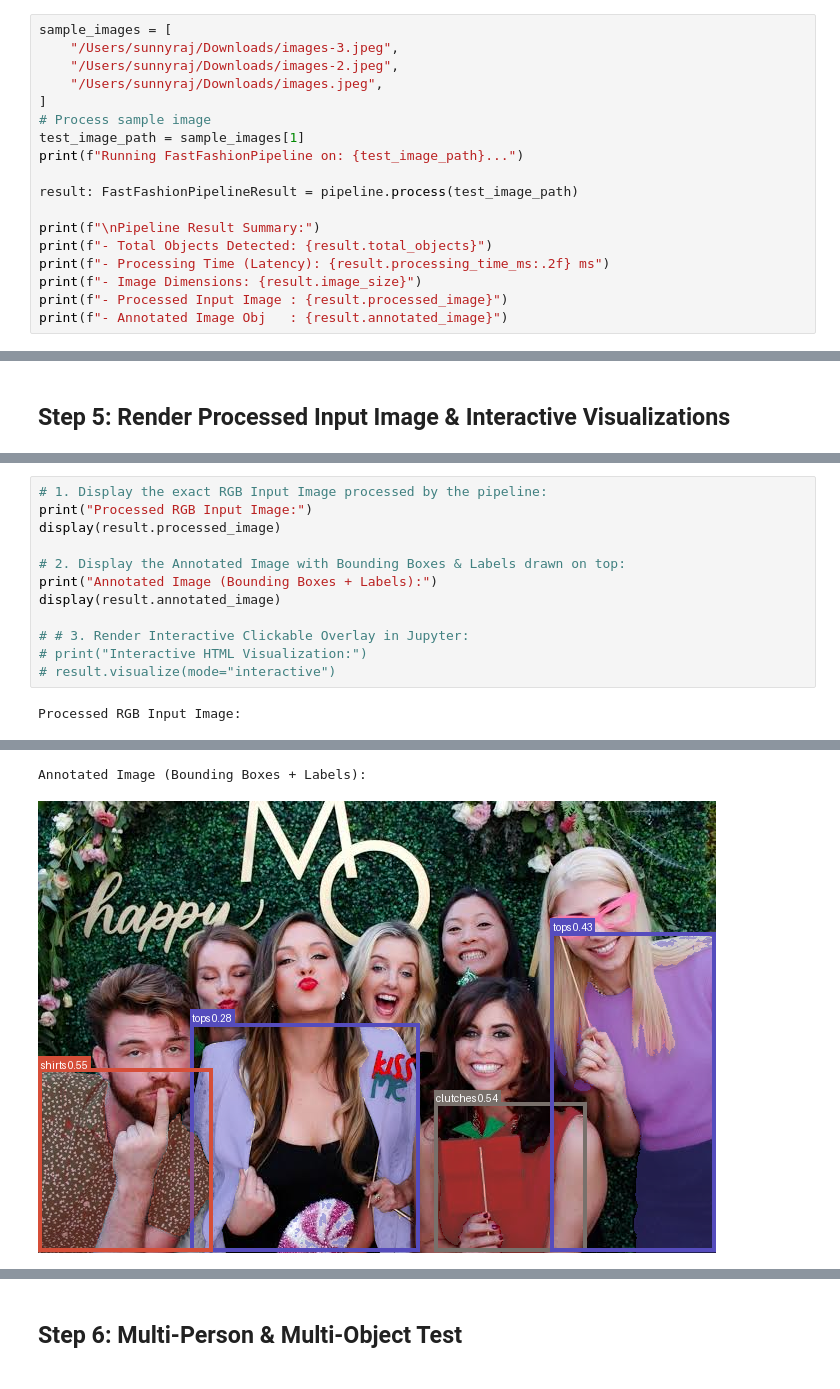
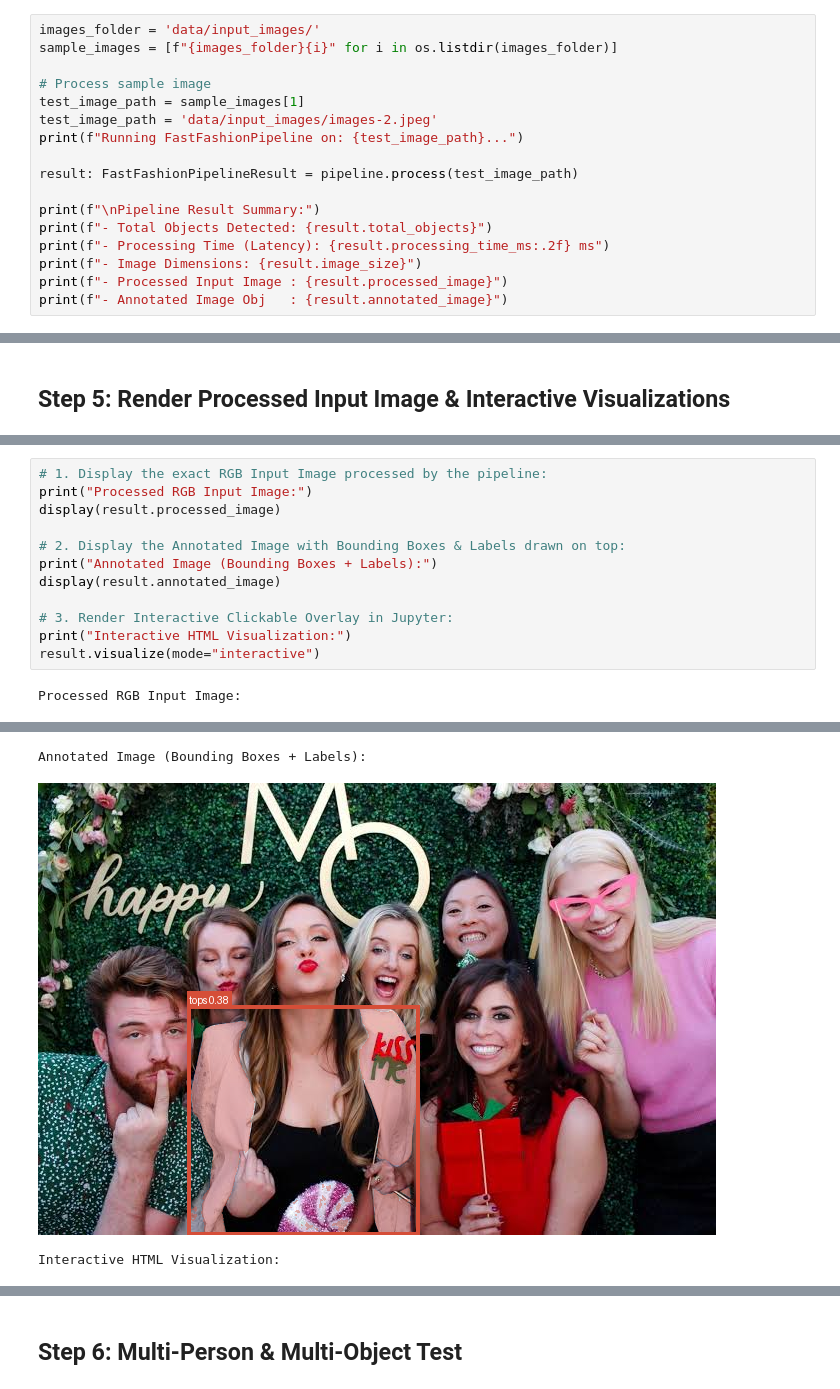
Before and after one commit to SunnyRaj94/visual-fashion-detector, a Jupyter notebook: 16_fast_fashion_pipeline.ipynb, the cells around one changed output, grey strips where cells are left out. Drawn from its saved outputs; the diff is of its cells as text.

```diff
--- a/16_fast_fashion_pipeline.ipynb
+++ b/16_fast_fashion_pipeline.ipynb
@@ -123,13 +143,12 @@ FastFashionPipeline initialized and ready!
 # %% [markdown]
 ## Step 4: Run Inference & Retrieve Processed & Annotated Images
 # %%
-sample_images = [
-    "/Users/sunnyraj/Downloads/images-3.jpeg",
-    "/Users/sunnyraj/Downloads/images-2.jpeg",
-    "/Users/sunnyraj/Downloads/images.jpeg",
-]
+images_folder = 'data/input_images/'
+sample_images = [f"{images_folder}{i}" for i in os.listdir(images_folder)]
+
 # Process sample image
 test_image_path = sample_images[1]
+test_image_path = 'data/input_images/images-2.jpeg'
 print(f"Running FastFashionPipeline on: {test_image_path}...")
 
 result: FastFashionPipelineResult = pipeline.process(test_image_path)
@@ -186,17 +198,18 @@ visualize_detections(result.processed_image, result.objects)
 # %%
 # 1. Display the exact RGB Input Image processed by the pipeline:
 print("Processed RGB Input Image:")
 display(result.processed_image)
 
 # 2. Display the Annotated Image with Bounding Boxes & Labels drawn on top:
 print("Annotated Image (Bounding Boxes + Labels):")
 display(result.annotated_image)
 
-# # 3. Render Interactive Clickable Overlay in Jupyter:
-# print("Interactive HTML Visualization:")
-# result.visualize(mode="interactive")
+# 3. Render Interactive Clickable Overlay in Jupyter:
+print("Interactive HTML Visualization:")
+result.visualize(mode="interactive")
 # %% [output]
 Processed RGB Input Image:
 [figure]
 Annotated Image (Bounding Boxes + Labels):
-[figure, old version]
+[figure, new version]
+Interactive HTML Visualization:
```
Also changed, not shown: parts of 11 cells of this notebook, 11 other files.
